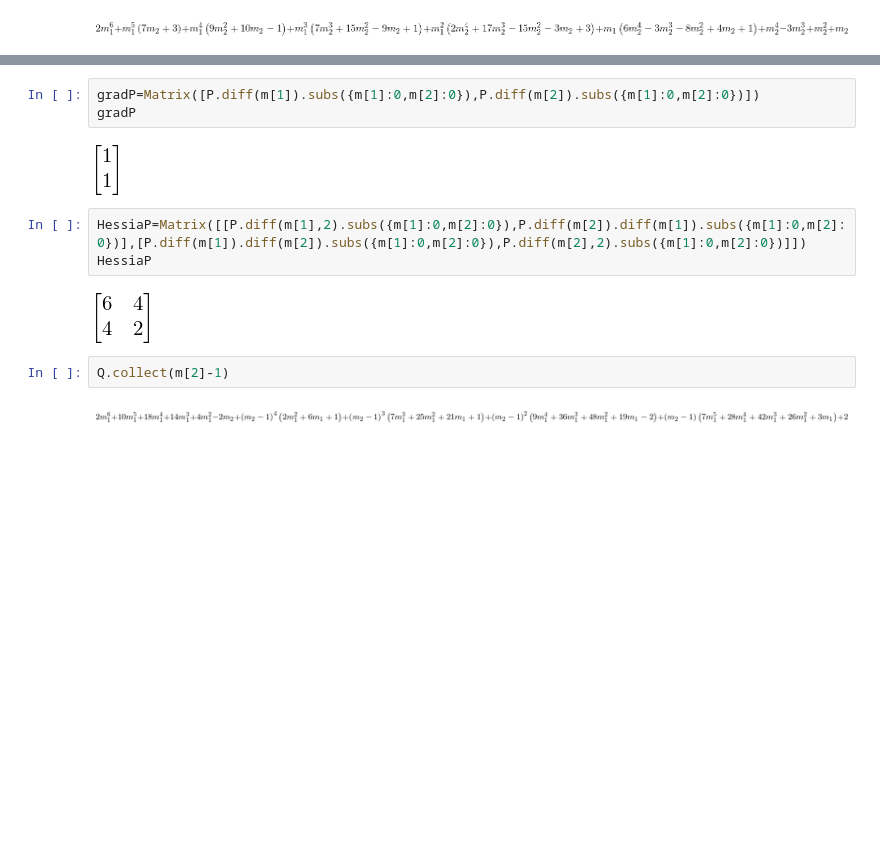
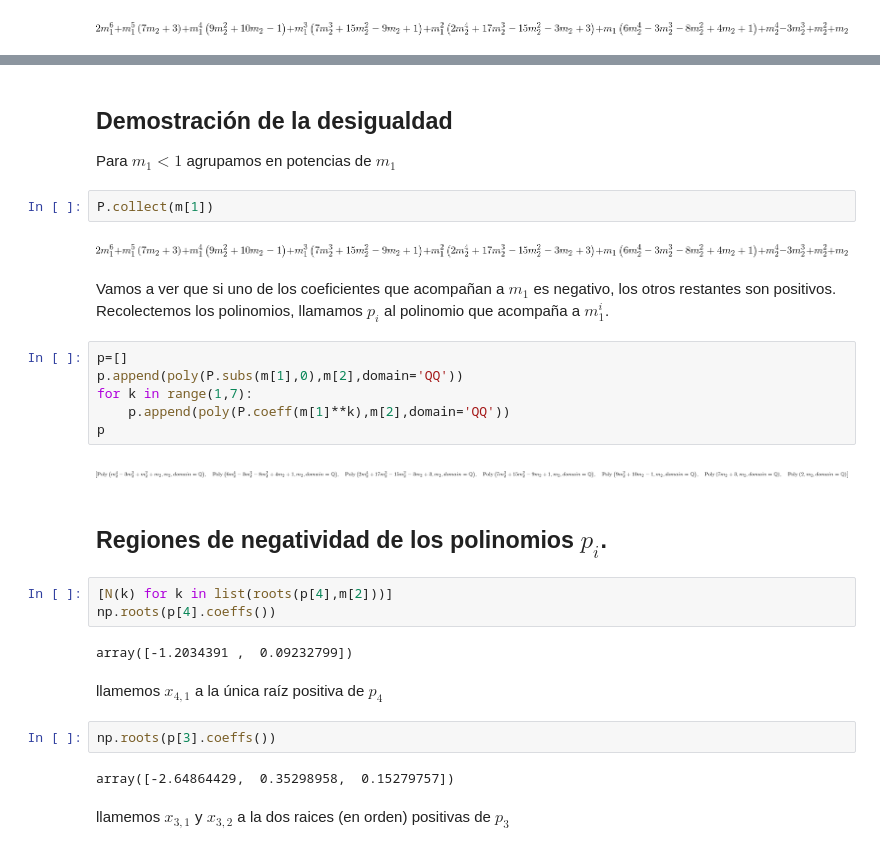
Before and after one commit to fdmazzone/ArchivosProyecto, a Jupyter notebook: MEcanica Celeste/concavidad.ipynb, the cells around one changed output, grey strips where cells are left out. Saved outputs shown, nothing was run; the diff lists cells and outputs as text; blank space fills up the shorter version.

```diff
--- a/MEcanica Celeste/concavidad.ipynb
+++ b/MEcanica Celeste/concavidad.ipynb
@@ -288,14 +261,33 @@ P
-# %%
-gradP=Matrix([P.diff(m[1]).subs({m[1]:0,m[2]:0}),P.diff(m[2]).subs({m[1]:0,m[2]:0})])
-gradP
-# %% [output]
-[figure, removed]
-# %%
-HessiaP=Matrix([[P.diff(m[1],2).subs({m[1]:0,m[2]:0}),P.diff(m[2]).diff(m[1]).subs({m[1]:0,m[2]:0})],[P.diff(m[1]).diff(m[2]).subs({m[1]:0,m[2]:0}),P.diff(m[2],2).subs({m[1]:0,m[2]:0})]])
-HessiaP
-# %% [output]
-[figure, removed]
+# %% [markdown]
+<h2> Demostración de la desigualdad </h2>
+
+Para $m_1< 1$ agrupamos en potencias de $m_1$
 # %%
-Q.collect(m[2]-1)
+P.collect(m[1])
 # %% [output]
-[figure, old version]
+[figure, new version]
+# %% [markdown]
+Vamos a ver que si uno de los coeficientes que acompañan a $m_1$ es negativo, los otros restantes son positivos. Recolectemos los polinomios, llamamos $p_i$ al polinomio que acompaña a $m_1^i$.
+# %%
+p=[]
+p.append(poly(P.subs(m[1],0),m[2],domain='QQ'))
+for k in range(1,7):
+    p.append(poly(P.coeff(m[1]**k),m[2],domain='QQ'))
+p
+# %% [output]
+[figure, added]
+# %% [markdown]
+<h2> Regiones de negatividad de los polinomios $p_i$. </h2>
+# %%
+[N(k) for k in list(roots(p[4],m[2]))]
+np.roots(p[4].coeffs())
+# %% [output]
+array([-1.2034391 ,  0.09232799])
+# %% [markdown]
+llamemos $x_{4,1}$ a la única raíz  positiva de $p_4$
+# %%
+np.roots(p[3].coeffs())
+# %% [output]
+array([-2.64864429,  0.35298958,  0.15279757])
+# %% [markdown]
+llamemos $x_{3,1}$ y $x_{3,2}$  a la dos raices (en orden)  positivas de $p_3$
```
Also changed, not shown: parts of 26 cells of this notebook.
